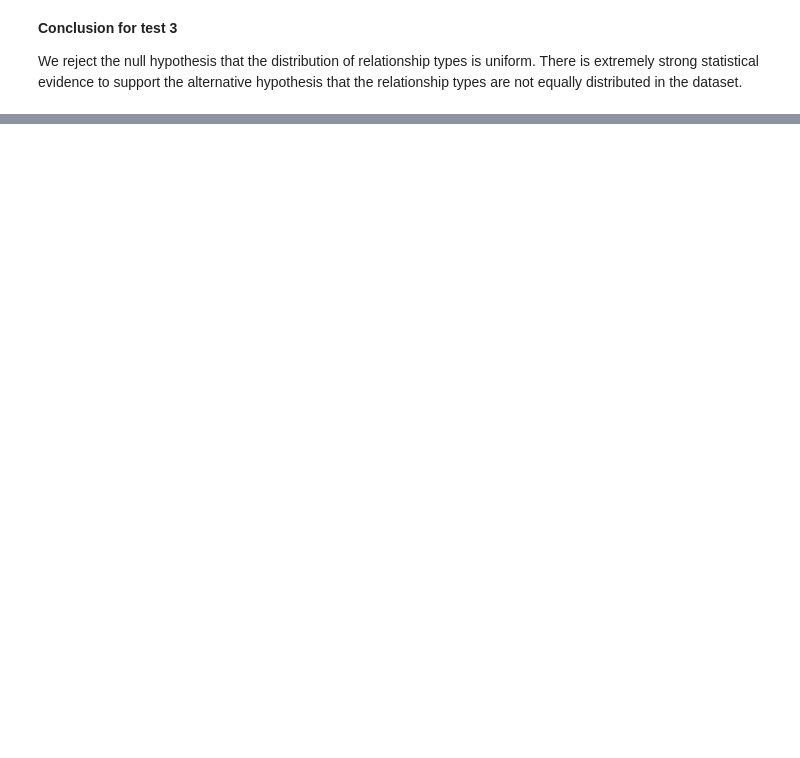
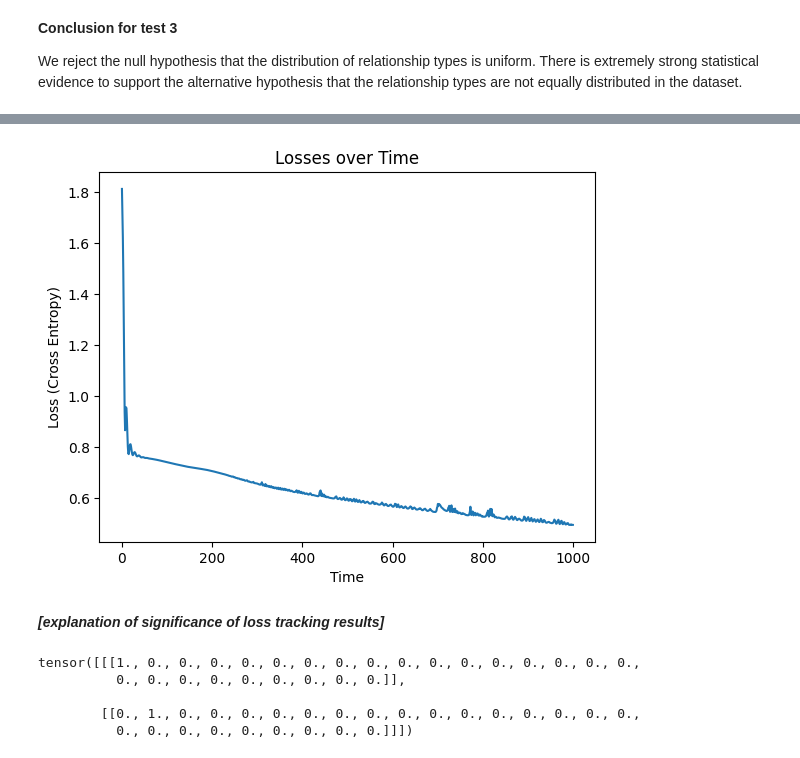
Before and after one commit to MaximilianHollis/cmsc320-final-project, a Jupyter notebook: cmsc320-etymology-project.ipynb, the cells around one changed output, grey strips where cells are left out. Saved outputs shown, nothing was run; the diff lists cells and outputs as text; code cells hidden in the pictures; blank space fills up the shorter version.

```diff
--- a/cmsc320-etymology-project.ipynb
+++ b/cmsc320-etymology-project.ipynb
@@ -465,0 +699,21 @@ We reject the null hypothesis that the distribution of relationship types is uni
+# %%
+# Setup for FNN model
+# Note: softmax is not used for last layer because we are using Cross Entropy Loss
+
+class MLPModel(nn.Module):
+    def __init__(self, feat_dim, out_dim):
+        super(MLPModel, self).__init__()
+        self.fc1 = nn.Linear(feat_dim, 32)
+        self.fc2 = nn.Linear(32, 32)
+        self.fc3 = nn.Linear(32, 32)
+        self.fc4 = nn.Linear(32, out_dim)
+        self.double()
+
+    def forward(self, x):
+        x1 = F.relu(self.fc1(x))
+        x2 = F.relu(self.fc2(x1))
+        x3 = F.relu(self.fc3(x2))
+        return self.fc4(x3)
+
+# Instantiating the model
+model = MLPModel(feat_dim, out_dim)
@@ -465,0 +762,23 @@ We reject the null hypothesis that the distribution of relationship types is uni
+# %%
+# Plotting loss function for each iteration of training
+test_loss = 0.0
+for batch_idx, (data, targets) in enumerate(test_loader):
+    loss = criterion(model(data), targets)
+    test_loss += loss.item()
+test_loss = test_loss / len(test_loader)
+
+train_loss = 0.0
+for batch_idx, (data, targets) in enumerate(train_loader):
+    loss = criterion(model(data), targets)
+    train_loss += loss.item()
+train_loss = train_loss / len(train_loader)
+
+print("Train Loss:", train_loss)
+print("Test Loss:", test_loss)
+
+plt.plot(losses)
+plt.title("Losses over Time")
+plt.xlabel("Time")
+plt.ylabel("Loss (Cross Entropy)")
+plt.show()
+# %% [output]
@@ -465,0 +787,24 @@ We reject the null hypothesis that the distribution of relationship types is uni
+[figure, added]
+# %% [markdown]
+***[explanation of significance of loss tracking results]***
+# %%
+# Encoding words to tensors for RNN classification
+import string
+
+def word_to_tensor(word):
+    try:
+        tensor = torch.zeros(len(word), 1, 26)
+        for li, letter in enumerate(word):
+            tensor[li][0][string.ascii_lowercase.find(letter)] = 1
+        return tensor
+    except:
+        print(word)
+
+# Example encoding
+word_to_tensor('ab')
+# %% [output]
+tensor([[[1., 0., 0., 0., 0., 0., 0., 0., 0., 0., 0., 0., 0., 0., 0., 0., 0.,
+          0., 0., 0., 0., 0., 0., 0., 0., 0.]],
+
+        [[0., 1., 0., 0., 0., 0., 0., 0., 0., 0., 0., 0., 0., 0., 0., 0., 0.,
+          0., 0., 0., 0., 0., 0., 0., 0., 0.]]])
```
Also changed, not shown: parts of 56 cells of this notebook.
